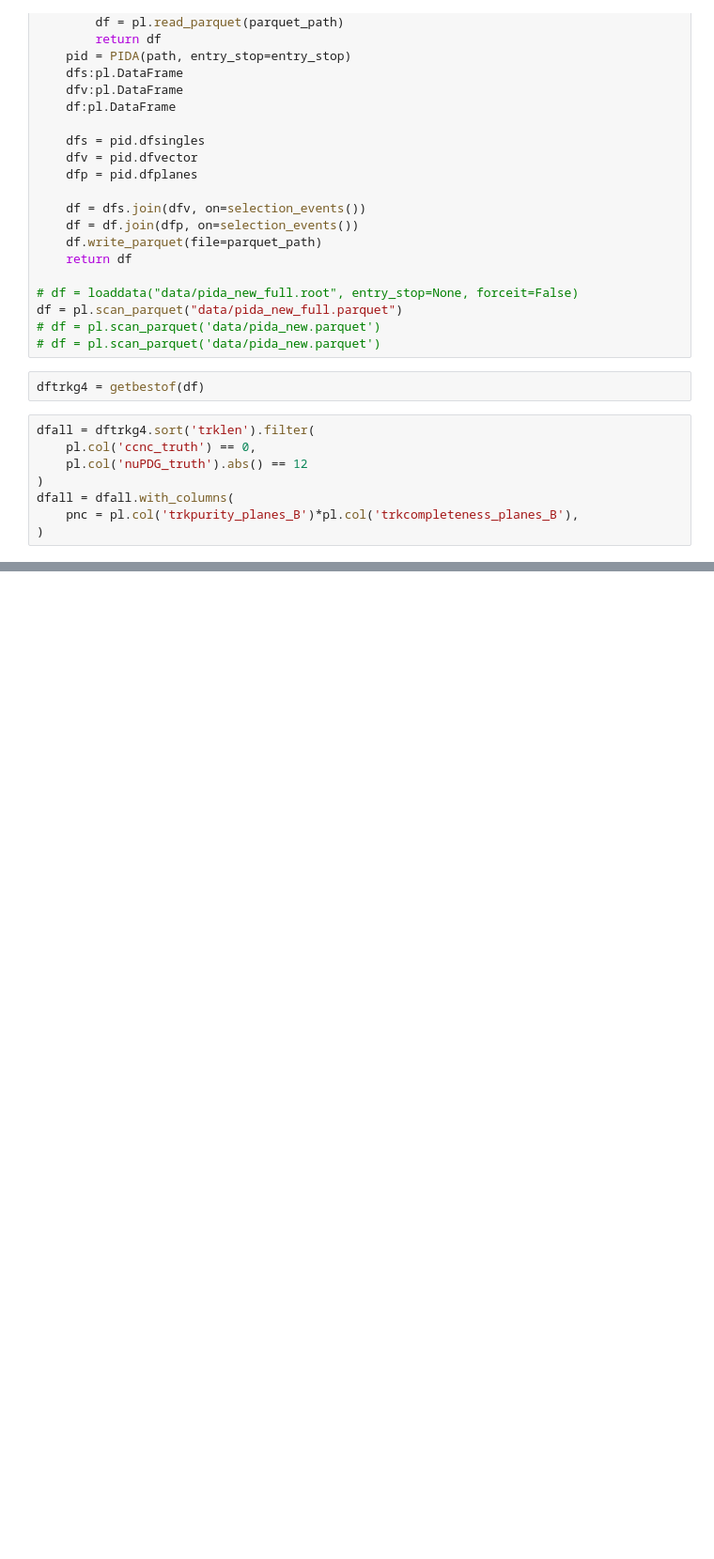
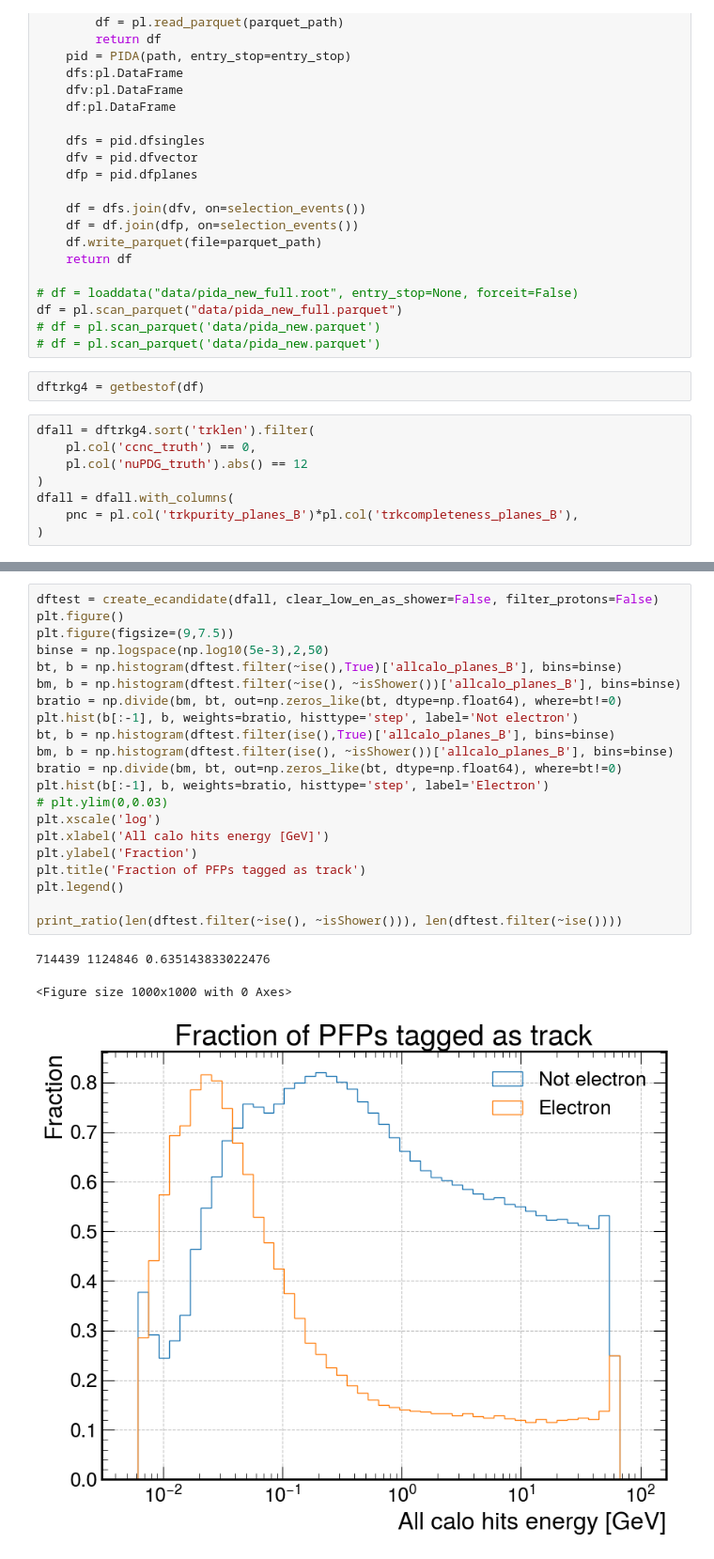
Before and after one commit to hvsouza/apc_atmo_repo, a Jupyter notebook: personal/Henrique/Analysis/pida/nue_pida_dev.ipynb, the cells around one changed output, grey strips where cells are left out. Shown at 94% size. Drawn from its saved outputs; the diff is of its cells as text; blank space fills up the shorter version.

```diff
--- a/personal/Henrique/Analysis/pida/nue_pida_dev.ipynb
+++ b/personal/Henrique/Analysis/pida/nue_pida_dev.ipynb
@@ -106,0 +264,25 @@ shape: (1_947_425,)
+# %%
+dftest = create_ecandidate(dfall, clear_low_en_as_shower=False, filter_protons=False)
+plt.figure()
+plt.figure(figsize=(9,7.5))
+binse = np.logspace(np.log10(5e-3),2,50)
+bt, b = np.histogram(dftest.filter(~ise(),True)['allcalo_planes_B'], bins=binse)
+bm, b = np.histogram(dftest.filter(~ise(), ~isShower())['allcalo_planes_B'], bins=binse)
+bratio = np.divide(bm, bt, out=np.zeros_like(bt, dtype=np.float64), where=bt!=0)
+plt.hist(b[:-1], b, weights=bratio, histtype='step', label='Not electron')
+bt, b = np.histogram(dftest.filter(ise(),True)['allcalo_planes_B'], bins=binse)
+bm, b = np.histogram(dftest.filter(ise(), ~isShower())['allcalo_planes_B'], bins=binse)
+bratio = np.divide(bm, bt, out=np.zeros_like(bt, dtype=np.float64), where=bt!=0)
+plt.hist(b[:-1], b, weights=bratio, histtype='step', label='Electron')
+# plt.ylim(0,0.03)
+plt.xscale('log')
+plt.xlabel('All calo hits energy [GeV]')
+plt.ylabel('Fraction')
+plt.title('Fraction of PFPs tagged as track')
+plt.legend()
+
+print_ratio(len(dftest.filter(~ise(), ~isShower())), len(dftest.filter(~ise())))
+# %% [output]
+714439 1124846 0.635143833022476
+<Figure size 1000x1000 with 0 Axes>
+[figure, added]
```
Also changed, not shown: parts of 24 cells of this notebook, 47 other files.
